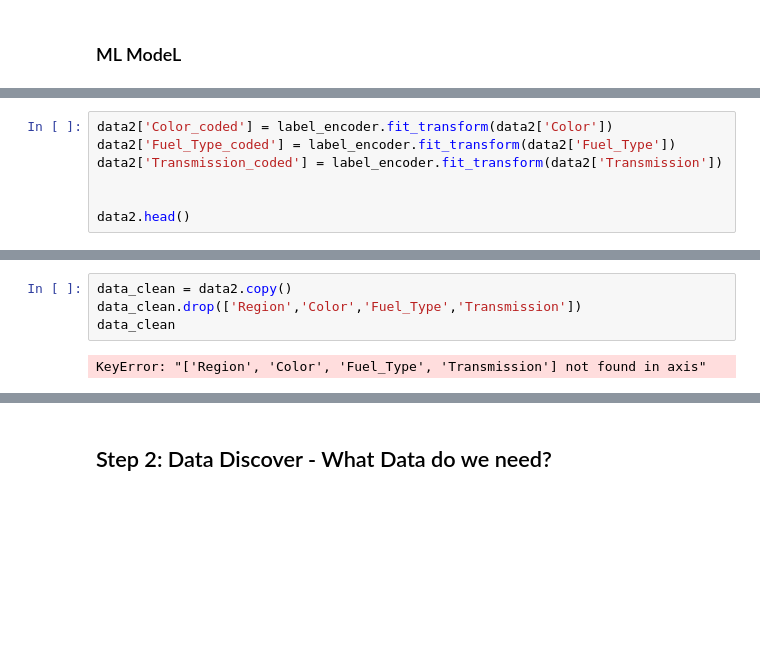
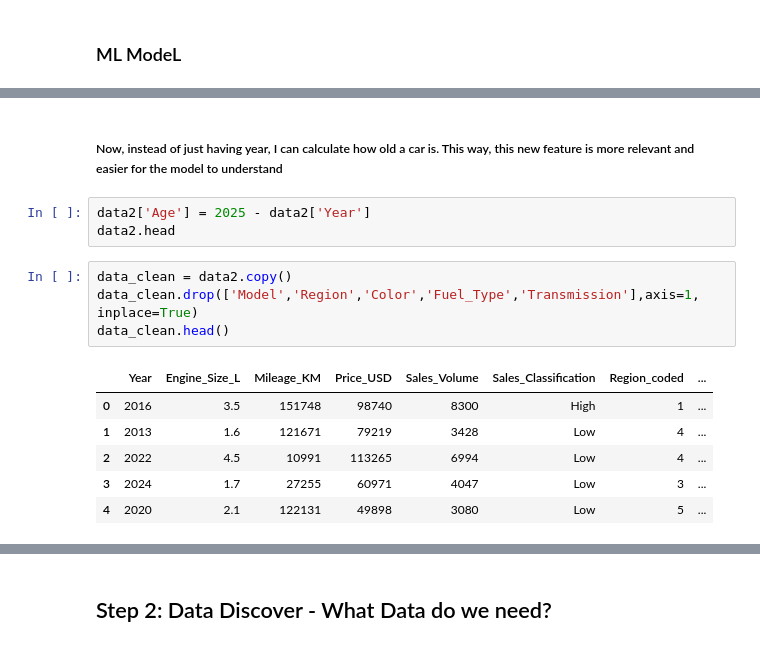
Before and after one commit to VithushanE/BMWWorldWideSales, a Jupyter notebook: BMWSales.ipynb, the cells around one changed output, grey strips where cells are left out. Cells and saved outputs as stored; diff of their text form; blank space fills up the shorter version.

Commit message:
cleaned more of dataset, created new age variable as well

```diff
--- a/BMWSales.ipynb
+++ b/BMWSales.ipynb
@@ -311,10 +311,3 @@ South America: 5
 | 2 | 5 Series | 2022 | North America | Blue | Petrol | Automatic | 4.5 | 10991 | 113265 | ... |
 | 3 | X3 | 2024 | Middle East | Blue | Petrol | Automatic | 1.7 | 27255 | 60971 | ... |
 | 4 | 7 Series | 2020 | South America | Black | Diesel | Manual | 2.1 | 122131 | 49898 | ... |
-# %%
-data2['Color_coded'] = label_encoder.fit_transform(data2['Color'])
-data2['Fuel_Type_coded'] = label_encoder.fit_transform(data2['Fuel_Type'])
-data2['Transmission_coded'] = label_encoder.fit_transform(data2['Transmission'])
-
-
-data2.head()
@@ -328,6 +379,16 @@ data2.head()
+# %% [markdown]
+##### Now, instead of just having year, I can calculate how old a car is. This way, this new feature is more relevant and easier for the model to understand
+# %%
+data2['Age'] = 2025 - data2['Year']
+data2.head
 # %%
 data_clean = data2.copy()
-data_clean.drop(['Region','Color','Fuel_Type','Transmission'])
-data_clean
+data_clean.drop(['Model','Region','Color','Fuel_Type','Transmission'],axis=1, inplace=True)
+data_clean.head()
 # %% [output]
-KeyError: "['Region', 'Color', 'Fuel_Type', 'Transmission'] not found in axis"
+|  | Year | Engine_Size_L | Mileage_KM | Price_USD | Sales_Volume | Sales_Classification | Region_coded | ... |
+| 0 | 2016 | 3.5 | 151748 | 98740 | 8300 | High | 1 | ... |
+| 1 | 2013 | 1.6 | 121671 | 79219 | 3428 | Low | 4 | ... |
+| 2 | 2022 | 4.5 | 10991 | 113265 | 6994 | Low | 4 | ... |
+| 3 | 2024 | 1.7 | 27255 | 60971 | 4047 | Low | 3 | ... |
+| 4 | 2020 | 2.1 | 122131 | 49898 | 3080 | Low | 5 | ... |
```
Also changed, not shown: parts of 5 cells of this notebook.
